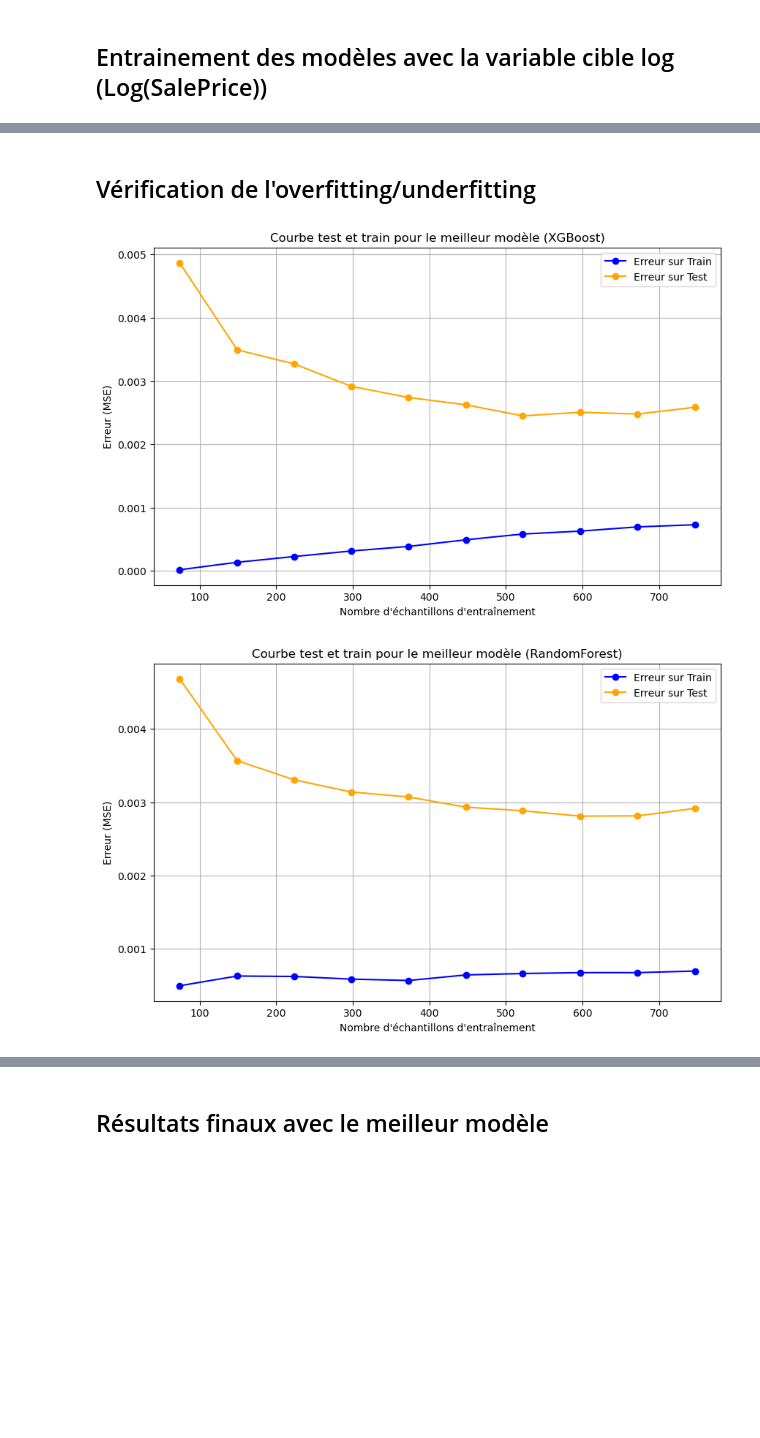
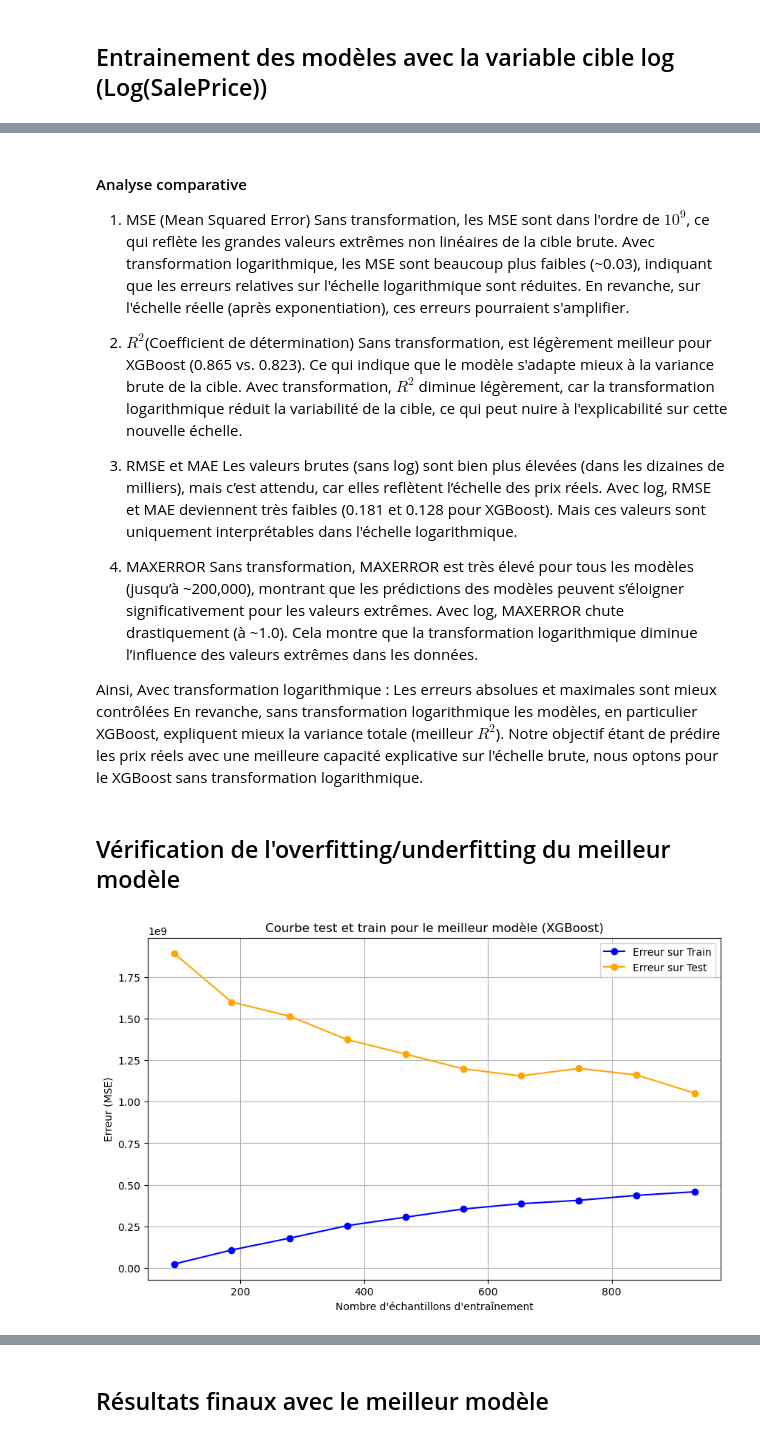
Before and after one commit to LarrySANDJO/House_Price_Prediction_Repo, a Jupyter notebook: Notebooks/Modeles_house_prices.ipynb, the cells around one changed output, grey strips where cells are left out. Saved outputs shown, nothing was run; the diff lists cells and outputs as text; code cells hidden in the pictures; blank space fills up the shorter version.

```diff
--- a/Notebooks/Modeles_house_prices.ipynb
+++ b/Notebooks/Modeles_house_prices.ipynb
@@ -64,4 +64,0 @@ print(df.head())
-# %%
-y_train=df['SalePrice']
-X_train=df.drop(columns=['SalePrice'])
-y_train
@@ -173,26 +125,11 @@ def train_and_evaluate_single_model(X_train,y_train,X_test, y_test, model_type,
     mse = mean_squared_error(y_test, y_pred) #mean squared error
     r2 = r2_score(y_test, y_pred)
     mae = mean_absolute_error(y_test, y_pred)  # Mean Absolute Error
-    rmse = mean_squared_error(y_test, y_pred, squared=False)  # Root Mean Squared Error
+    rmse =root_mean_squared_error(y_test, y_pred) # Root Mean Squared Error
     maxerror = max_error(y_test, y_pred)       # Maximum Error
 
 
     return {"mse": mse, "r2": r2, "mae": mae, "rmse": rmse, "maxerror": maxerror}
 # %% [markdown]
 ## Entrainement et test des modèles
-# %%
-# Données
-X = X_train
-y = y_train
-
-# Division en données d'entraînement et de test
-X_train, X_test, y_train, y_test = train_test_split(X, y, test_size=0.2, random_state=42)
-# %%
-# Transformation de X_train et X_test en DataFrame pandas avec des noms de colonnes
-X_train = pd.DataFrame(X_train)
-X_test = pd.DataFrame(X_test)
-
-# Transformation de y_train et y_test en DataFrame pandas avec une colonne "Target"
-y_train= pd.DataFrame(y_train)
-y_test = pd.DataFrame(y_test)
 # %%
@@ -665,39 +616,58 @@ print(f"\n Second Meilleur modèle basé sur le r2_score de test: {best_model_ro
+# %% [markdown]
+#### Analyse comparative
+1. MSE (Mean Squared Error)
+Sans transformation, les MSE sont dans l'ordre de $10^9$, ce qui reflète les grandes valeurs extrêmes non linéaires de la cible brute.
+Avec transformation logarithmique, les MSE sont beaucoup plus faibles (~0.03), indiquant que les erreurs relatives sur l'échelle logarithmique sont réduites. En revanche, sur l'échelle réelle (après exponentiation), ces erreurs pourraient s'amplifier.
+
+2. $R^2$(Coefficient de détermination)
+Sans transformation, est légèrement meilleur pour XGBoost (0.865 vs. 0.823). Ce qui indique que le modèle s'adapte mieux à la variance brute de la cible. Avec transformation, $R^2$ diminue légèrement, car la transformation logarithmique réduit la variabilité de la cible, ce qui peut nuire à l'explicabilité sur cette nouvelle échelle.
+
+3. RMSE et MAE
+Les valeurs brutes (sans log) sont bien plus élevées (dans les dizaines de milliers), mais c’est attendu, car elles reflètent l’échelle des prix réels.
+Avec log, RMSE et MAE deviennent très faibles (0.181 et 0.128 pour XGBoost). Mais ces valeurs sont uniquement interprétables dans l'échelle logarithmique.
+
+4. MAXERROR
+Sans transformation, MAXERROR est très élevé pour tous les modèles (jusqu’à ~200,000), montrant que les prédictions des modèles peuvent s’éloigner significativement pour les valeurs extrêmes.
+Avec log, MAXERROR chute drastiquement (à ~1.0). Cela montre que la transformation logarithmique diminue l’influence des valeurs extrêmes dans les données.
+
+Ainsi, Avec transformation logarithmique :
+Les erreurs absolues et maximales sont mieux contrôlées En revanche, sans transformation logarithmique les modèles, en particulier XGBoost, expliquent mieux la variance totale (meilleur  $R^2$). Notre objectif étant de prédire les prix réels avec une meilleure capacité explicative sur l'échelle brute, nous optons  pour le XGBoost sans transformation logarithmique.
 # %% [markdown]
-## Vérification de l'overfitting/underfitting
+## Vérification de l'overfitting/underfitting du meilleur modèle
 # %%
-# Division en données d'entraînement et de test
-X_train, X_test, y_train, y_test = train_test_split(X, y, test_size=0.2, random_state=42)
+
+#Récupération des données de la variable cible sans log
+y_train = y_train_s
+y_test = y_test_s
 
 # Tracer les courbes d'apprentissage pour le modèle sélectionné
 def plot_learning_curves(model, X, y, scoring='neg_mean_squared_error',title="Courbe d'apprentissage Test et Train"):
 
     # Définir une validation croisée
     cv = ShuffleSplit(n_splits=5, test_size=0.2, random_state=42)
 
     # Calcul des courbes d'apprentissage
     train_sizes, train_scores, test_scores = learning_curve(
         model, X, y, cv=cv, scoring=scoring, train_sizes=np.linspace(0.1, 1.0, 10)
     )
 
     # Moyenne des erreurs (on prend l'opposé car sklearn retourne des scores négatifs pour MSE)
     train_scores_mean = -train_scores.mean(axis=1)
     test_scores_mean = -test_scores.mean(axis=1)
 
     # Tracer les courbes
     plt.figure(figsize=(10, 6))
     plt.plot(train_sizes, train_scores_mean, 'o-', color="blue", label="Erreur sur Train")
     plt.plot(train_sizes, test_scores_mean, 'o-', color="orange", label="Erreur sur Test")
 
     plt.title(title)
     plt.xlabel("Nombre d'échantillons d'entraînement")
     plt.ylabel("Erreur (MSE)")
     plt.legend(loc="best")
     plt.grid(True)
     plt.show()
 
 # Appliquer à votre modèle
 plot_learning_curves(best_model_row["Best Model"], X_train, y_train, scoring='neg_mean_squared_error',title=f"Courbe test et train pour le meilleur modèle ({best_model_row['Model']})")
-plot_learning_curves(best_model_row2["Best Model"], X_train, y_train, scoring='neg_mean_squared_error',title=f"Courbe test et train pour le meilleur modèle ({best_model_row2['Model']})")
 # %% [output]
-[figure, old version]
+[figure, new version]
-[figure, removed]
```
Also changed, not shown: parts of 15 cells of this notebook.
